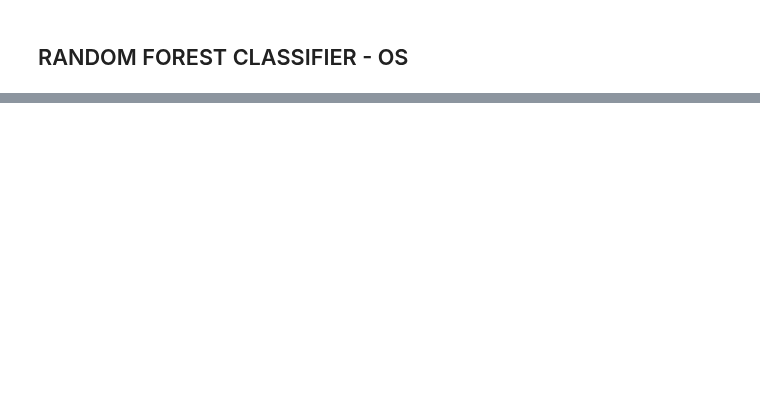
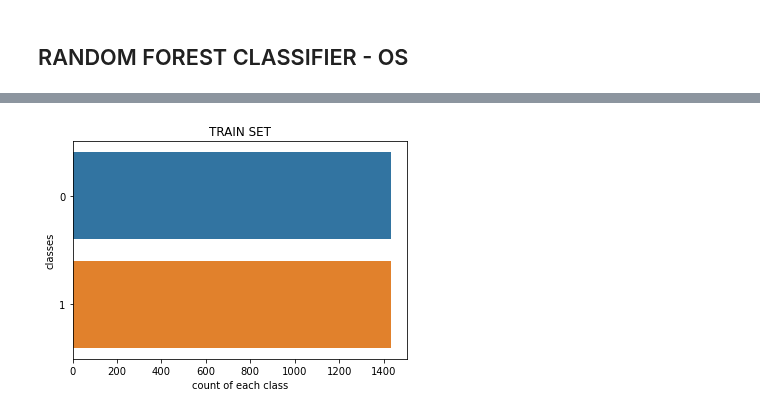
Before and after one commit to AndreaScarpellini1/ML-Project, a Jupyter notebook: Project .ipynb, the cells around one changed output, grey strips where cells are left out. Drawn from its saved outputs; the diff is of its cells as text; code cells hidden in the pictures; blank space fills up the shorter version.

```diff
--- a/Project .ipynb
+++ b/Project .ipynb
@@ -1148,0 +1109,27 @@ data
+# %%
+#same process
+X=pd.concat([num,dummies], axis = 1)
+y=df['failure']
+
+from sklearn.model_selection import train_test_split
+X_train, X_test, y_train, y_test = train_test_split(X, y,
+                                                    test_size =0.25,
+                                                    stratify=y,        #preserve target propotions (probviamo non stratificata)
+                                                    random_state= 321) #fix random seed for replicability
+# same scaler
+X_train[num.columns] = scaler.transform(X_train[num.columns])
+X_test[num.columns] = scaler.transform(X_test[num.columns])
+# %%
+from imblearn.combine import SMOTETomek
+smt = SMOTETomek()
+
+X_train, y_train= smt.fit_resample(X_train, y_train)
+# %%
+#Visualize Class Counts
+sns.countplot(y=y_train[:])
+plt.xlabel("count of each class")
+plt.ylabel("classes")
+plt.title("TRAIN SET")
+plt.show()
+# %% [output]
+[figure, added]
```
Also changed, not shown: parts of 72 cells of this notebook.
